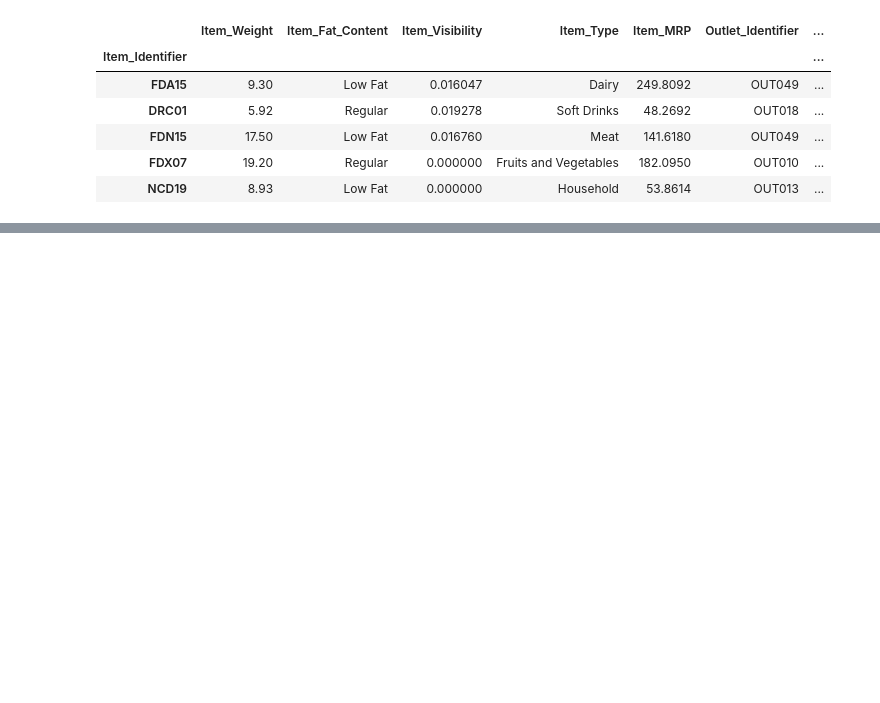
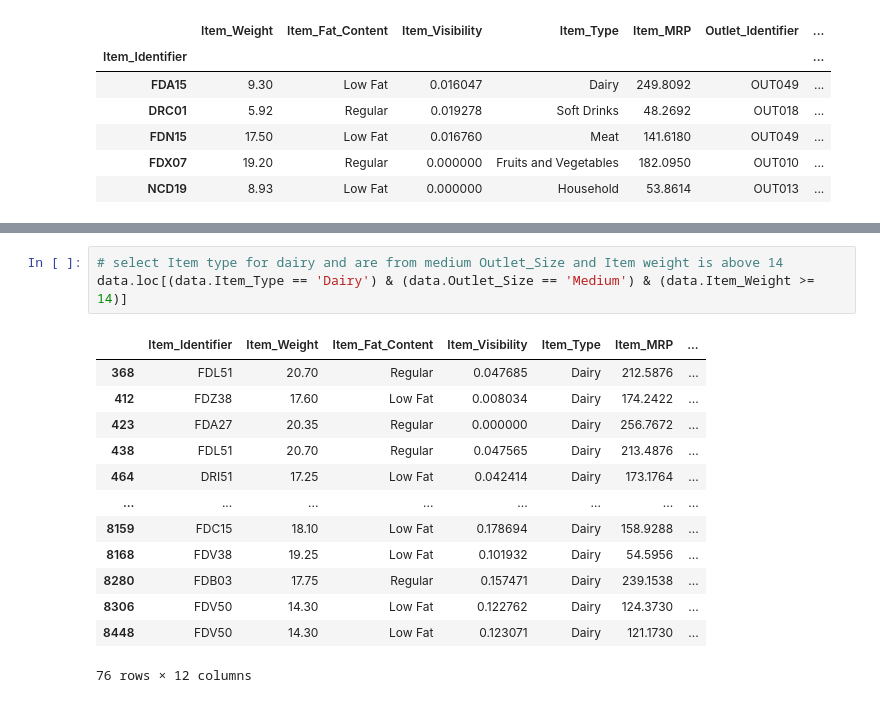
Before and after one commit to peterwainah/Data_analysi, a Jupyter notebook: Kaggle with pandas.ipynb, the cells around one changed output, grey strips where cells are left out. Saved outputs shown, nothing was run; the diff lists cells and outputs as text; blank space fills up the shorter version.

```diff
--- a/Kaggle with pandas.ipynb
+++ b/Kaggle with pandas.ipynb
@@ -64,0 +228,17 @@ unnamed.head()
+# %%
+# select Item type for dairy and are from medium Outlet_Size and Item weight is above 14
+data.loc[(data.Item_Type == 'Dairy') & (data.Outlet_Size == 'Medium') & (data.Item_Weight >= 14)]
+# %% [output]
+|  | Item_Identifier | Item_Weight | Item_Fat_Content | Item_Visibility | Item_Type | Item_MRP | ... |
+| 368 | FDL51 | 20.70 | Regular | 0.047685 | Dairy | 212.5876 | ... |
+| 412 | FDZ38 | 17.60 | Low Fat | 0.008034 | Dairy | 174.2422 | ... |
+| 423 | FDA27 | 20.35 | Regular | 0.000000 | Dairy | 256.7672 | ... |
+| 438 | FDL51 | 20.70 | Regular | 0.047565 | Dairy | 213.4876 | ... |
+| 464 | DRI51 | 17.25 | Low Fat | 0.042414 | Dairy | 173.1764 | ... |
+| ... | ... | ... | ... | ... | ... | ... | ... |
+| 8159 | FDC15 | 18.10 | Low Fat | 0.178694 | Dairy | 158.9288 | ... |
+| 8168 | FDV38 | 19.25 | Low Fat | 0.101932 | Dairy | 54.5956 | ... |
+| 8280 | FDB03 | 17.75 | Regular | 0.157471 | Dairy | 239.1538 | ... |
+| 8306 | FDV50 | 14.30 | Low Fat | 0.122762 | Dairy | 124.3730 | ... |
+| 8448 | FDV50 | 14.30 | Low Fat | 0.123071 | Dairy | 121.1730 | ... |
+76 rows × 12 columns
```
Also changed, not shown: parts of 20 cells of this notebook, 1 other file.
